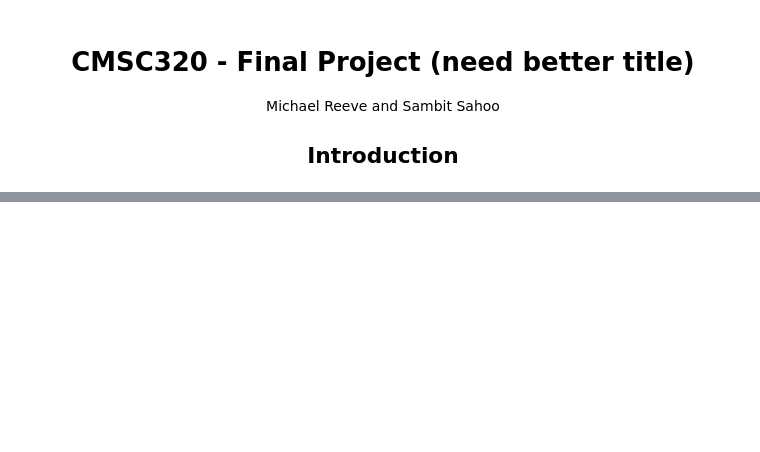
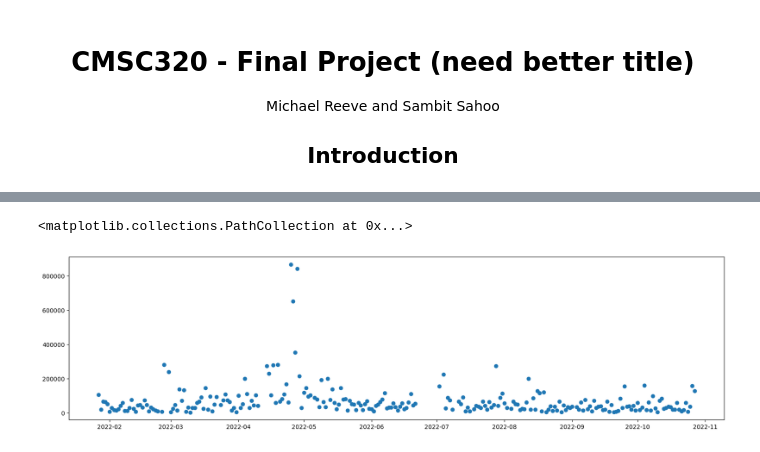
Before and after one commit to mreeve29/mreeve29.github.io, a Jupyter notebook: Mike_Working.ipynb, the cells around one changed output, grey strips where cells are left out. Saved outputs shown, nothing was run; the diff lists cells and outputs as text; code cells hidden in the pictures; blank space fills up the shorter version.

```diff
--- a/Mike_Working.ipynb
+++ b/Mike_Working.ipynb
@@ -24,0 +57,11 @@ df.plot.scatter(x="Date", y="Likes")
+# %%
+df_likes_to_tweets = dates_sum_group.copy()
+df_likes_to_tweets["Tweets"] = dates_count_group["Tweets"]
+df_likes_to_tweets["Likes/Tweets"] = df_likes_to_tweets.apply(lambda x: x["Likes"]/x["Tweets"], axis=1)
+
+
+plt.figure(figsize=(20,5))
+plt.scatter(df_likes_to_tweets["Date"], df_likes_to_tweets["Likes/Tweets"])
+# %% [output]
+<matplotlib.collections.PathCollection at 0x...>
+[figure, added]
```
Also changed, not shown: parts of 8 cells of this notebook.
